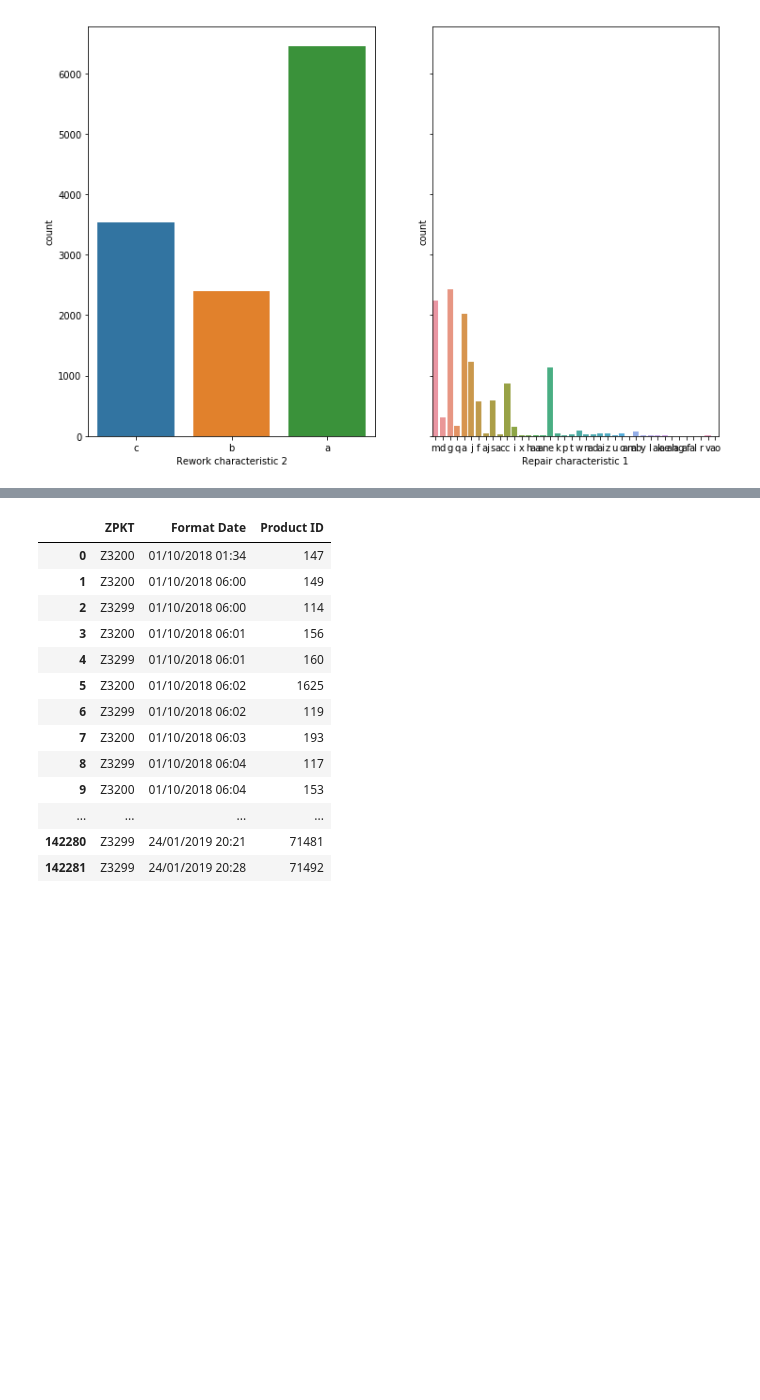
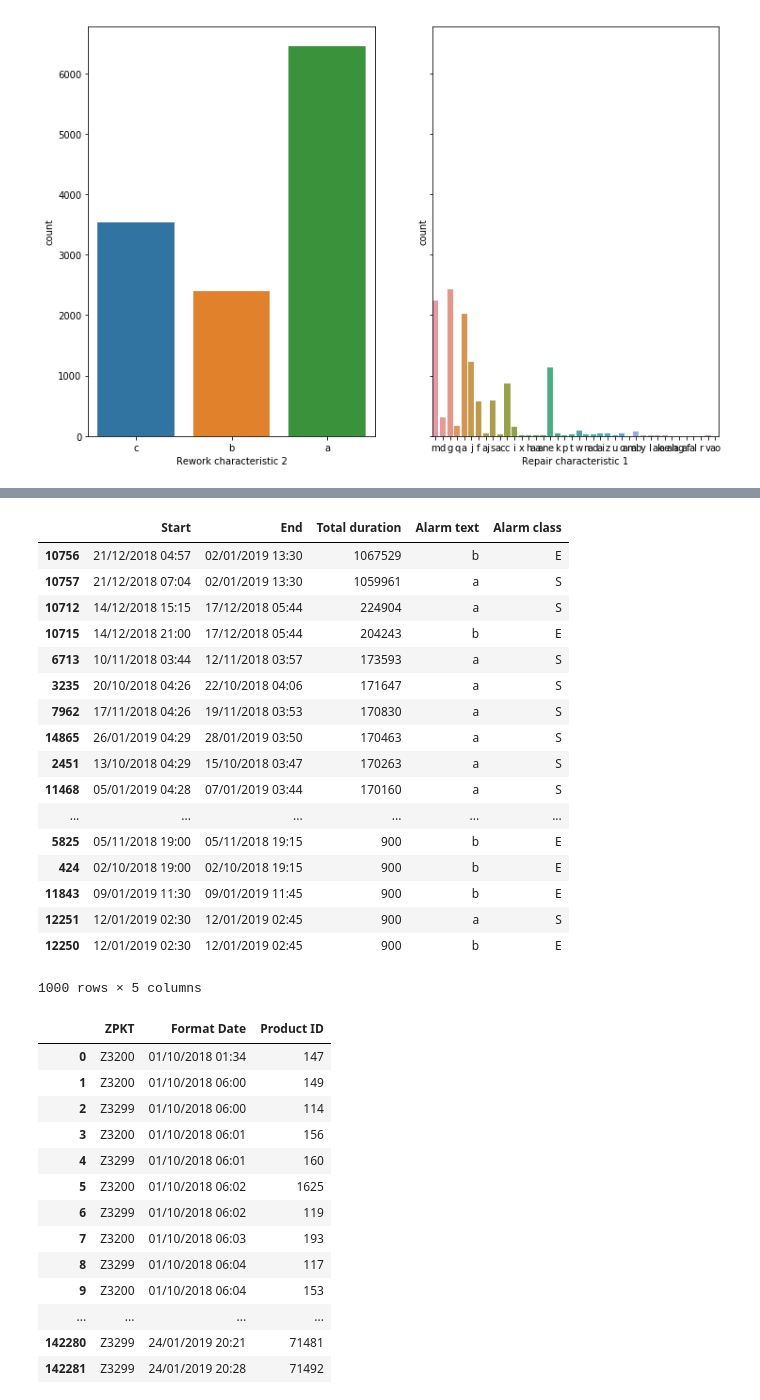
Before and after one commit to jetsaltydog/GBM_Project, a Jupyter notebook: mini_data.ipynb, the cells around one changed output, grey strips where cells are left out. Saved outputs shown, nothing was run; the diff lists cells and outputs as text; code cells hidden in the pictures; blank space fills up the shorter version.

```diff
--- a/mini_data.ipynb
+++ b/mini_data.ipynb
@@ -347,3 +498,24 @@ process_disturbances
+# %%
+ordered_time.head(1000)
+# %% [output]
+|  | Start | End | Total duration | Alarm text | Alarm class |
+| 10756 | 21/12/2018 04:57 | 02/01/2019 13:30 | 1067529 | b | E |
+| 10757 | 21/12/2018 07:04 | 02/01/2019 13:30 | 1059961 | a | S |
+| 10712 | 14/12/2018 15:15 | 17/12/2018 05:44 | 224904 | a | S |
+| 10715 | 14/12/2018 21:00 | 17/12/2018 05:44 | 204243 | b | E |
+| 6713 | 10/11/2018 03:44 | 12/11/2018 03:57 | 173593 | a | S |
+| 3235 | 20/10/2018 04:26 | 22/10/2018 04:06 | 171647 | a | S |
+| 7962 | 17/11/2018 04:26 | 19/11/2018 03:53 | 170830 | a | S |
+| 14865 | 26/01/2019 04:29 | 28/01/2019 03:50 | 170463 | a | S |
+| 2451 | 13/10/2018 04:29 | 15/10/2018 03:47 | 170263 | a | S |
+| 11468 | 05/01/2019 04:28 | 07/01/2019 03:44 | 170160 | a | S |
+| ... | ... | ... | ... | ... | ... |
+| 5825 | 05/11/2018 19:00 | 05/11/2018 19:15 | 900 | b | E |
+| 424 | 02/10/2018 19:00 | 02/10/2018 19:15 | 900 | b | E |
+| 11843 | 09/01/2019 11:30 | 09/01/2019 11:45 | 900 | b | E |
+| 12251 | 12/01/2019 02:30 | 12/01/2019 02:45 | 900 | a | S |
+| 12250 | 12/01/2019 02:30 | 12/01/2019 02:45 | 900 | b | E |
+1000 rows × 5 columns
 # %%
 C = 'Product_tracking_information.csv'
 
```
Also changed, not shown: parts of 18 cells of this notebook.
